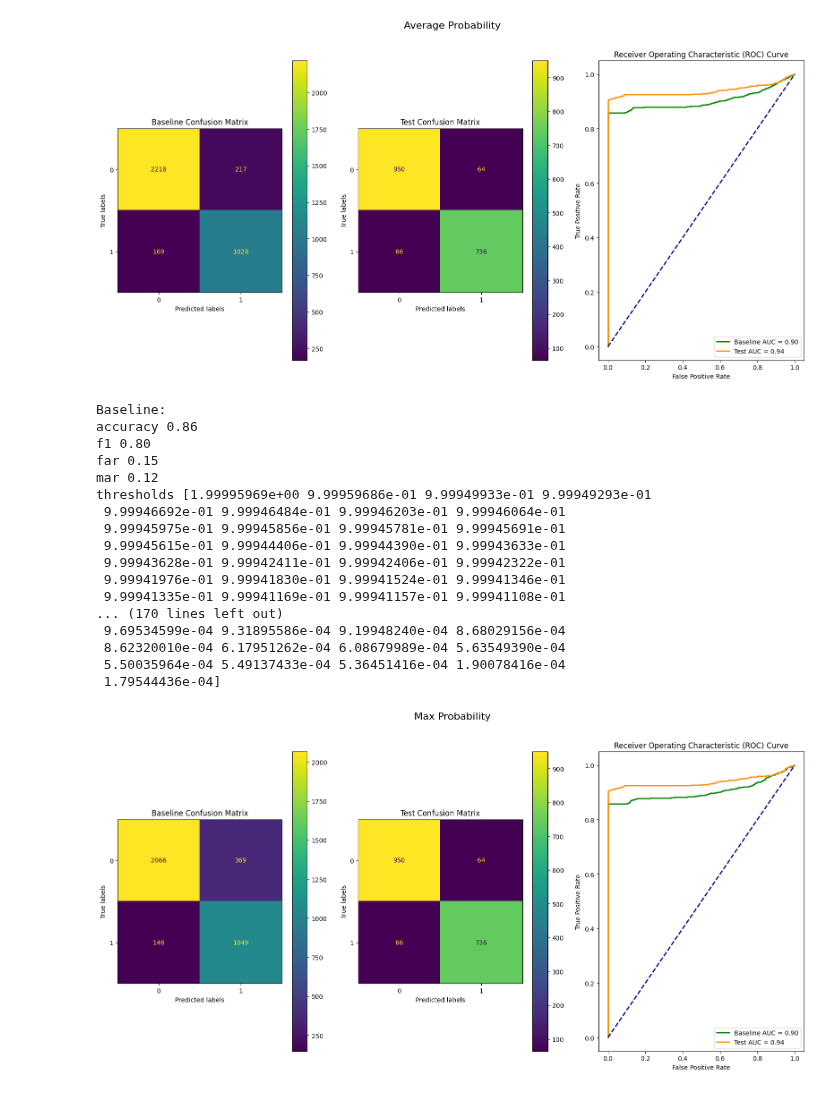
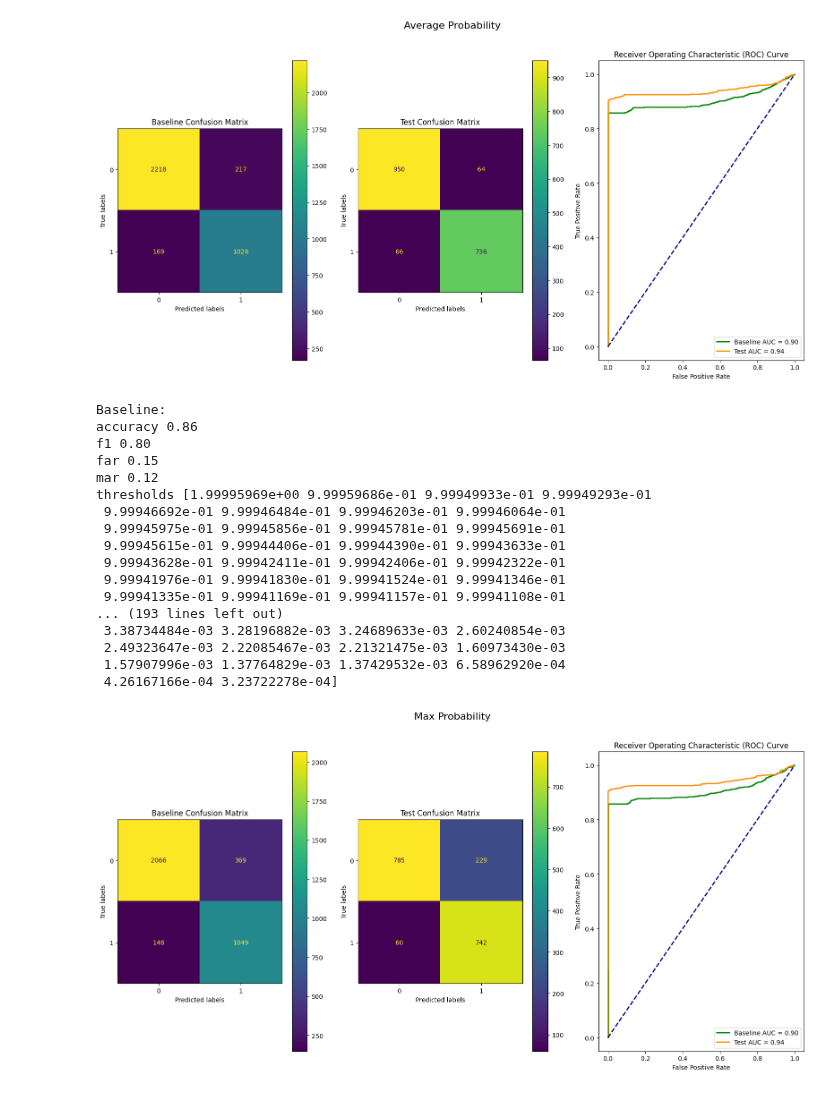
Before and after one commit to Oren-Ben/mlops-anomaly-detection, a Jupyter notebook: test.ipynb, the cells around one changed output. Saved outputs shown, nothing was run; the diff lists cells and outputs as text; code cells hidden in the pictures.

```diff
--- a/test.ipynb
+++ b/test.ipynb
@@ -240,26 +240,26 @@ plot(baseline_metrics, test_metrics, title = 'Average Probability')
 # %%
 baseline_metrics = calc_metrics(y_valid,max_valid_predict)
 print(f"Baseline:\naccuracy {baseline_metrics['accuracy']:.2f}\nf1 {baseline_metrics['f1']:.2f}\nfar {baseline_metrics['far']:.2f}\nmar {baseline_metrics['mar']:.2f}\nthresholds {baseline_metrics['thresholds']}")
-test_metrics = calc_metrics(y_test,max_test_predict)
+test_metrics = calc_metrics(y_valid,max_test_predict)
 print(f"Test:\naccuracy {test_metrics['accuracy']:.2f}\nf1 {test_metrics['f1']:.2f}\nfar {test_metrics['far']:.2f}\nmar {test_metrics['mar']:.2f}\nthresholds {test_metrics['thresholds']}")
 
 plot(baseline_metrics, test_metrics, title = 'Max Probability')
 # %% [output]
 Baseline:
 accuracy 0.86
 f1 0.80
 far 0.15
 mar 0.12
 thresholds [1.99995969e+00 9.99959686e-01 9.99949933e-01 9.99949293e-01
  9.99946692e-01 9.99946484e-01 9.99946203e-01 9.99946064e-01
  9.99945975e-01 9.99945856e-01 9.99945781e-01 9.99945691e-01
  9.99945615e-01 9.99944406e-01 9.99944390e-01 9.99943633e-01
  9.99943628e-01 9.99942411e-01 9.99942406e-01 9.99942322e-01
  9.99941976e-01 9.99941830e-01 9.99941524e-01 9.99941346e-01
  9.99941335e-01 9.99941169e-01 9.99941157e-01 9.99941108e-01
-... (170 lines left out)
- 9.69534599e-04 9.31895586e-04 9.19948240e-04 8.68029156e-04
- 8.62320010e-04 6.17951262e-04 6.08679989e-04 5.63549390e-04
- 5.50035964e-04 5.49137433e-04 5.36451416e-04 1.90078416e-04
- 1.79544436e-04]
+... (193 lines left out)
+ 3.38734484e-03 3.28196882e-03 3.24689633e-03 2.60240854e-03
+ 2.49323647e-03 2.22085467e-03 2.21321475e-03 1.60973430e-03
+ 1.57907996e-03 1.37764829e-03 1.37429532e-03 6.58962920e-04
+ 4.26167166e-04 3.23722278e-04]
-[figure, old version]
+[figure, new version]
```
Also changed, not shown: parts of 1 cell of this notebook.
